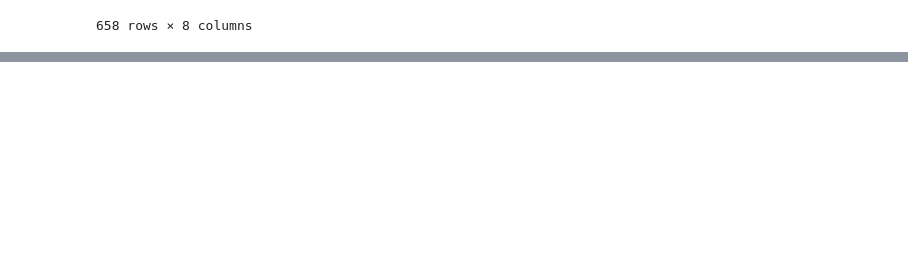
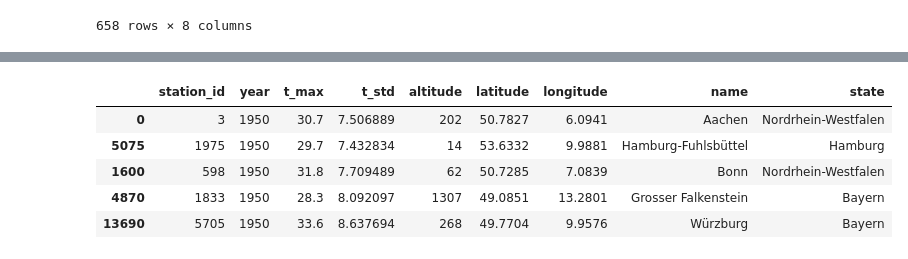
Before and after one commit to fynnwi/dwd_data, a Jupyter notebook: notebooks/02 - Map Plotting.ipynb, the cells around one changed output, grey strips where cells are left out. Saved outputs shown, nothing was run; the diff lists cells and outputs as text; code cells hidden in the pictures; blank space fills up the shorter version.

```diff
--- a/notebooks/02 - Map Plotting.ipynb
+++ b/notebooks/02 - Map Plotting.ipynb
@@ -179,0 +53,2 @@ fig.write_html("test.html")
+# %%
+df_backup = df.copy()
@@ -179,0 +58,15 @@ fig.write_html("test.html")
+# %%
+token = "pk.eyJ1IjoiZnlubndpIiwiYSI6ImNrODk3YmF6MzAzcDczbWs5NXdhaGpyNzYifQ.vHweJb-1hjDeE21tTs7tGQ"
+
+df = df_backup.copy()
+years = list(range(1950, 2021))
+df = df[(df['year'] >= years[0]) & (df['year'] < years[-1])]
+# %%
+df.sort_values("year").head()
+# %% [output]
+|  | station_id | year | t_max | t_std | altitude | latitude | longitude | name | state |
+| 0 | 3 | 1950 | 30.7 | 7.506889 | 202 | 50.7827 | 6.0941 | Aachen | Nordrhein-Westfalen |
+| 5075 | 1975 | 1950 | 29.7 | 7.432834 | 14 | 53.6332 | 9.9881 | Hamburg-Fuhlsbüttel | Hamburg |
+| 1600 | 598 | 1950 | 31.8 | 7.709489 | 62 | 50.7285 | 7.0839 | Bonn | Nordrhein-Westfalen |
+| 4870 | 1833 | 1950 | 28.3 | 8.092097 | 1307 | 49.0851 | 13.2801 | Grosser Falkenstein | Bayern |
+| 13690 | 5705 | 1950 | 33.6 | 8.637694 | 268 | 49.7704 | 9.9576 | Würzburg | Bayern |
```
Also changed, not shown: parts of 10 cells of this notebook, 3 other files.
